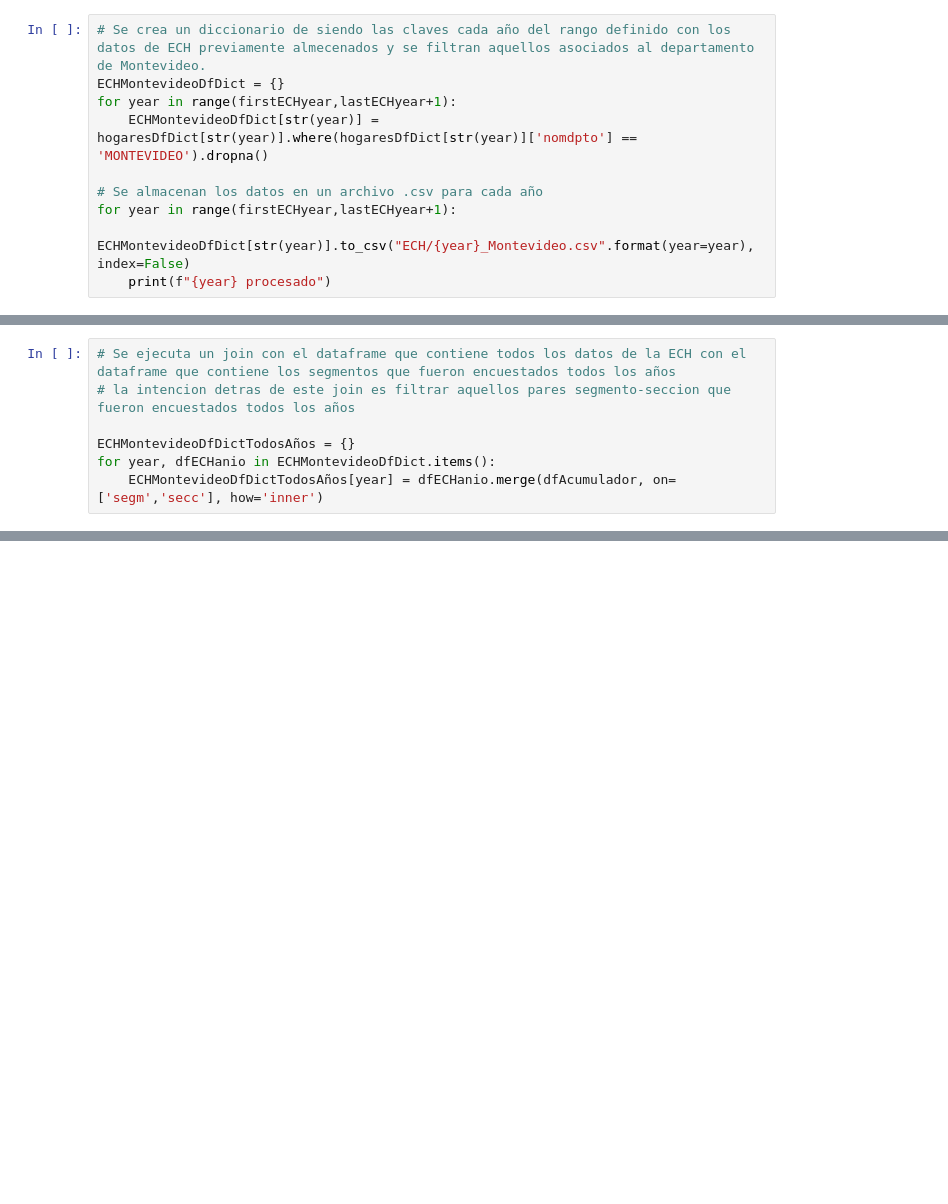
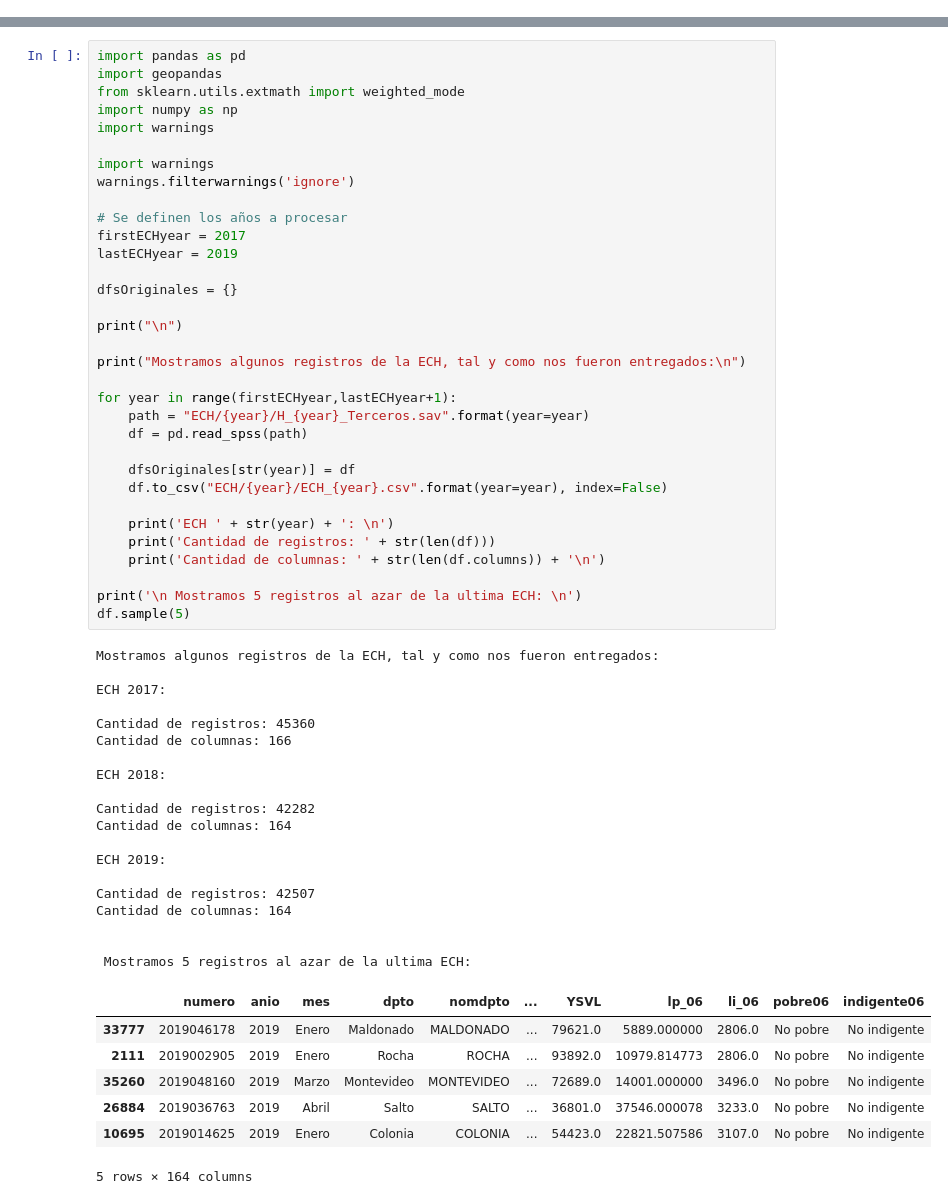
Before and after one commit to ignaciootero/Proyecto_Final_IDatos, a Jupyter notebook: ECH.ipynb, the cells around one changed output, grey strips where cells are left out. Drawn from its saved outputs; the diff is of its cells as text; blank space fills up the shorter version.

```diff
--- a/ECH.ipynb
+++ b/ECH.ipynb
@@ -54,10 +0,0 @@ Ahora se filtra, dentro de los datos de cada año, aquellos que pertenecen al de
-# %%
-# Se crea un diccionario de siendo las claves cada año del rango definido con los datos de ECH previamente almecenados y se filtran aquellos asociados al departamento de Montevideo.
-ECHMontevideoDfDict = {}
-for year in range(firstECHyear,lastECHyear+1):
-    ECHMontevideoDfDict[str(year)] = hogaresDfDict[str(year)].where(hogaresDfDict[str(year)]['nomdpto'] == 'MONTEVIDEO').dropna()
-
-# Se almacenan los datos en un archivo .csv para cada año
-for year in range(firstECHyear,lastECHyear+1):
-    ECHMontevideoDfDict[str(year)].to_csv("ECH/{year}_Montevideo.csv".format(year=year), index=False)
-    print(f"{year} procesado")
@@ -88,7 +0,0 @@ dfAcumulador.to_csv("ECH/SEGMENTOS_TODOS_AÑOS.csv".format(first=firstECHyear, l
-# %%
-# Se ejecuta un join con el dataframe que contiene todos los datos de la ECH con el dataframe que contiene los segmentos que fueron encuestados todos los años
-# la intencion detras de este join es filtrar aquellos pares segmento-seccion que fueron encuestados todos los años
-
-ECHMontevideoDfDictTodosAños = {}
-for year, dfECHanio in ECHMontevideoDfDict.items():
-    ECHMontevideoDfDictTodosAños[year] = dfECHanio.merge(dfAcumulador, on=['segm','secc'], how='inner')
@@ -139,0 +5,60 @@ ECHMontevideoDfDictTodosAños['2019'].head()
+# %%
+import pandas as pd
+import geopandas
+from sklearn.utils.extmath import weighted_mode
+import numpy as np
+import warnings
+
+import warnings
+warnings.filterwarnings('ignore')
+
+# Se definen los años a procesar
+firstECHyear = 2017
+lastECHyear = 2019
+
+dfsOriginales = {}
+
+print("\n")
+
+print("Mostramos algunos registros de la ECH, tal y como nos fueron entregados:\n")
+
+for year in range(firstECHyear,lastECHyear+1):
+    path = "ECH/{year}/H_{year}_Terceros.sav".format(year=year)
+    df = pd.read_spss(path)
+
+    dfsOriginales[str(year)] = df
+    df.to_csv("ECH/{year}/ECH_{year}.csv".format(year=year), index=False)
+
+    print('ECH ' + str(year) + ': \n')
+    print('Cantidad de registros: ' + str(len(df)))
+    print('Cantidad de columnas: ' + str(len(df.columns)) + '\n')
+
+print('\n Mostramos 5 registros al azar de la ultima ECH: \n')
+df.sample(5)
+# %% [output]
+Mostramos algunos registros de la ECH, tal y como nos fueron entregados:
+
+ECH 2017:
+
+Cantidad de registros: 45360
+Cantidad de columnas: 166
+
+ECH 2018:
+
+Cantidad de registros: 42282
+Cantidad de columnas: 164
+
+ECH 2019:
+
+Cantidad de registros: 42507
+Cantidad de columnas: 164
+
+
+ Mostramos 5 registros al azar de la ultima ECH:
+|  | numero | anio | mes | dpto | nomdpto | ... | YSVL | lp_06 | li_06 | pobre06 | indigente06 |
+| 33777 | 2019046178 | 2019 | Enero | Maldonado | MALDONADO | ... | 79621.0 | 5889.000000 | 2806.0 | No pobre | No indigente |
+| 2111 | 2019002905 | 2019 | Enero | Rocha | ROCHA | ... | 93892.0 | 10979.814773 | 2806.0 | No pobre | No indigente |
+| 35260 | 2019048160 | 2019 | Marzo | Montevideo | MONTEVIDEO | ... | 72689.0 | 14001.000000 | 3496.0 | No pobre | No indigente |
+| 26884 | 2019036763 | 2019 | Abril | Salto | SALTO | ... | 36801.0 | 37546.000078 | 3233.0 | No pobre | No indigente |
+| 10695 | 2019014625 | 2019 | Enero | Colonia | COLONIA | ... | 54423.0 | 22821.507586 | 3107.0 | No pobre | No indigente |
+5 rows × 164 columns
```
Also changed, not shown: parts of 25 cells of this notebook, 25 other files.
